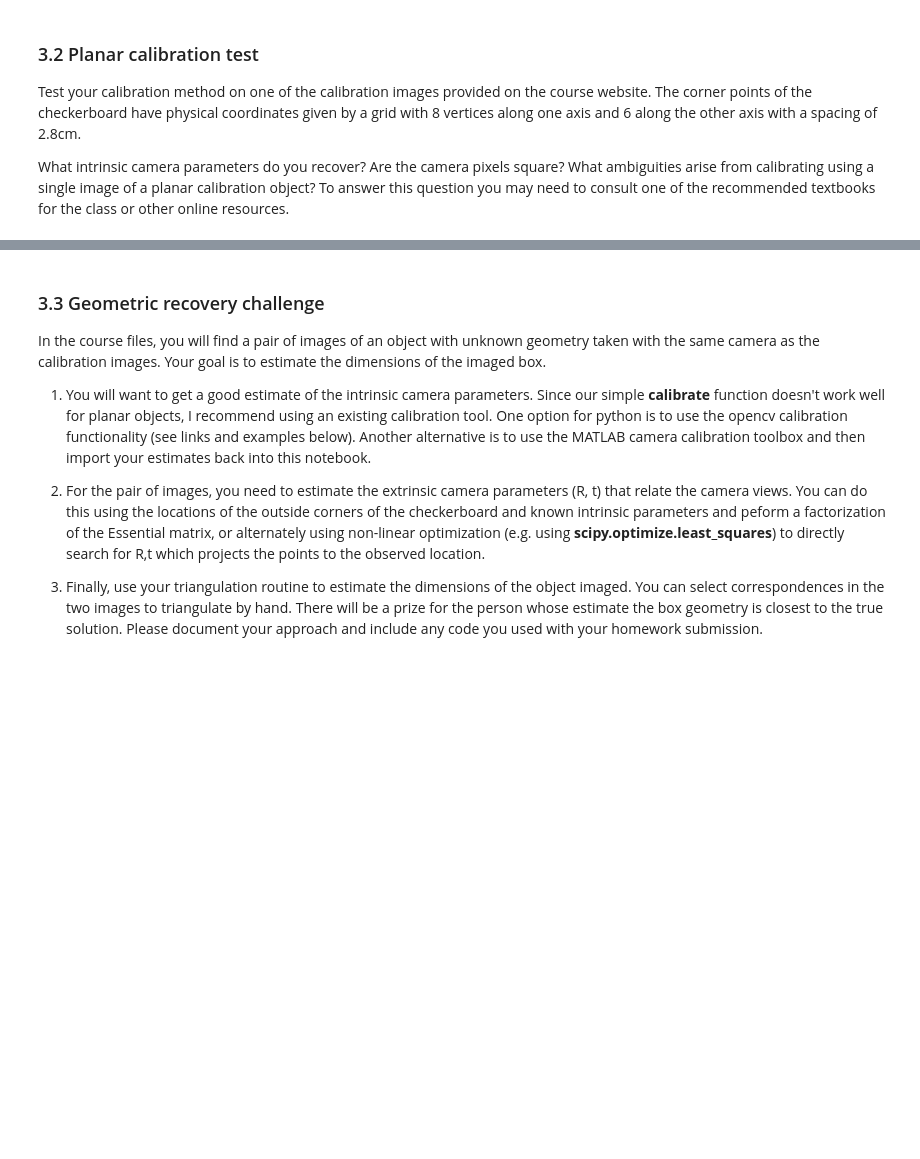
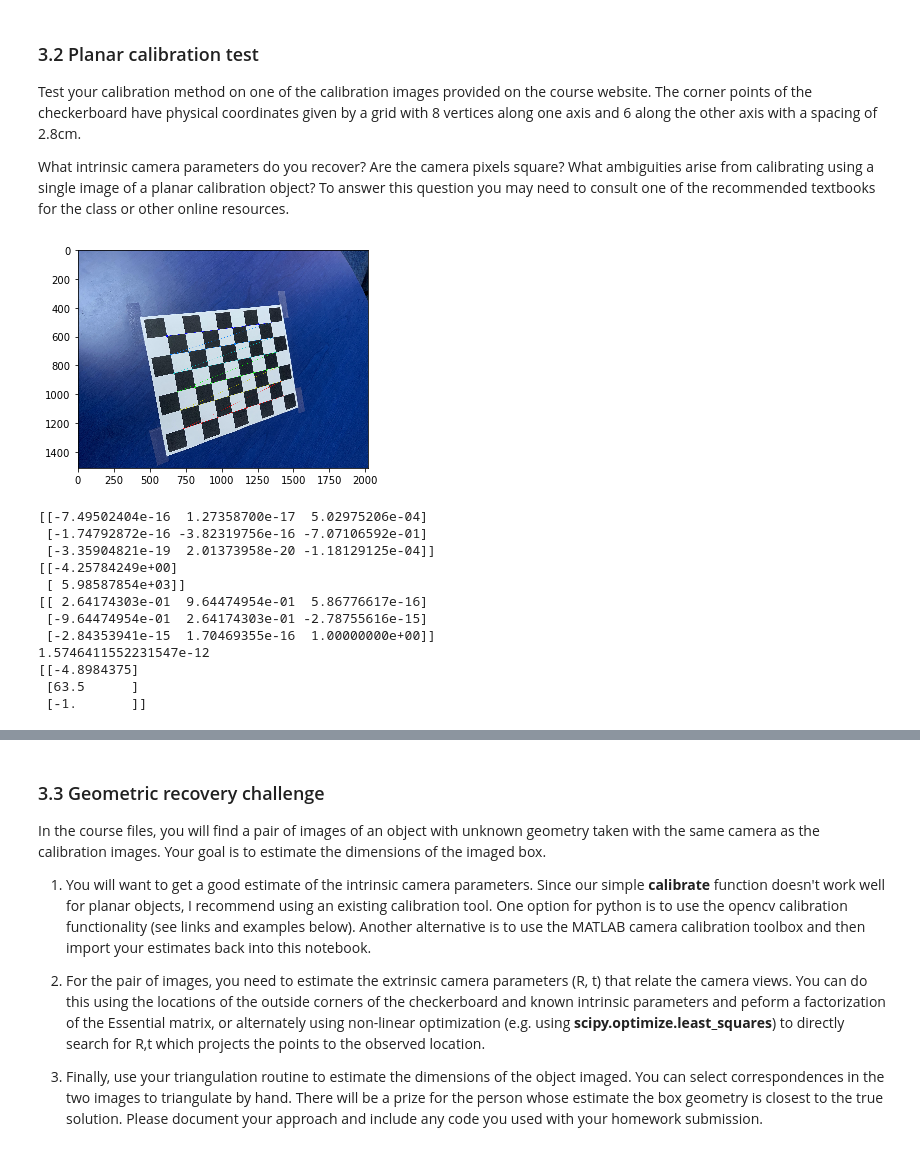
Before and after one commit to SIGUSRz/LightGeo, a Jupyter notebook: HW1/assignment1.ipynb, the cells around one changed output, grey strips where cells are left out. Drawn from its saved outputs; the diff is of its cells as text; code cells hidden in the pictures; blank space fills up the shorter version.

```diff
--- a/HW1/assignment1.ipynb
+++ b/HW1/assignment1.ipynb
@@ -328,3 +745,60 @@ Test your method on a synthetic dataset using the cameras and points from the pr
 Test your calibration method on one of the calibration images provided on the course website. The corner points of the checkerboard have physical coordinates given by a grid with 8 vertices along one axis and 6 along the other axis with a spacing of 2.8cm.
 
 What intrinsic camera parameters do you recover? Are the camera pixels square? What ambiguities arise from calibrating using a single image of a planar calibration object? To answer this question you may need to consult one of the recommended textbooks for the class or other online resources.
+# %%
+# This code is a modification of the following tutorial:
+# https://opencv-python-tutroals.readthedocs.io/en/latest/py_tutorials/py_calib3d/py_calibration/py_calibration.html
+%matplotlib inline
+import cv2
+import os
+
+nx = 8
+ny = 6
+objp = np.zeros((nx * ny, 3), np.float32)
+objp[:, :2] = np.mgrid[0:nx, 0:ny].T.reshape(-1, 2)
+objp[:, :2] *= 2.8
+objp[:, -1] += 1
+
+objpoints = [] # 3d point in real world space
+imgpoints = [] # 2d points in image plane.
+
+criteria = (cv2.TERM_CRITERIA_EPS + cv2.TERM_CRITERIA_MAX_ITER, 30, 0.001)
+dirname = 'data/calib'
+for a, b, c in os.walk(dirname):
+    for fname in c:
+        img = cv2.imread(os.path.join(dirname, fname))
+        gray = cv2.cvtColor(img, cv2.COLOR_BGR2GRAY)
+        ret, corners = cv2.findChessboardCorners(gray, (nx, ny), None)
+        if ret == True:
+            objpoints.append(objp)
+            corners2 = cv2.cornerSubPix(gray,corners, (11, 11), (-1, -1), criteria)
+            imgpoints.append(corners2)
+            # Draw and display the corners
+            img = cv2.drawChessboardCorners(img, (nx, ny), corners2,ret)
+            plt.imshow(img)
+            plt.show()
+        break
+    break
+objpoints = np.array(objpoints)
+imgpoints = np.array(imgpoints)
+objpoints = objpoints[0].T
+imgpoints = imgpoints[0].reshape(imgpoints.shape[1], 2).T
+camera = calibrate(imgpoints, objpoints)
+print(camera.c)
+print(camera.R)
+print(camera.f)
+print(camera.t)
+# %% [output]
+[figure, added]
+[[-7.49502404e-16  1.27358700e-17  5.02975206e-04]
+ [-1.74792872e-16 -3.82319756e-16 -7.07106592e-01]
+ [-3.35904821e-19  2.01373958e-20 -1.18129125e-04]]
+[[-4.25784249e+00]
+ [ 5.98587854e+03]]
+[[ 2.64174303e-01  9.64474954e-01  5.86776617e-16]
+ [-9.64474954e-01  2.64174303e-01 -2.78755616e-15]
+ [-2.84353941e-15  1.70469355e-16  1.00000000e+00]]
+1.5746411552231547e-12
+[[-4.8984375]
+ [63.5      ]
+ [-1.       ]]
```
Also changed, not shown: parts of 25 cells of this notebook, 3 other files.
